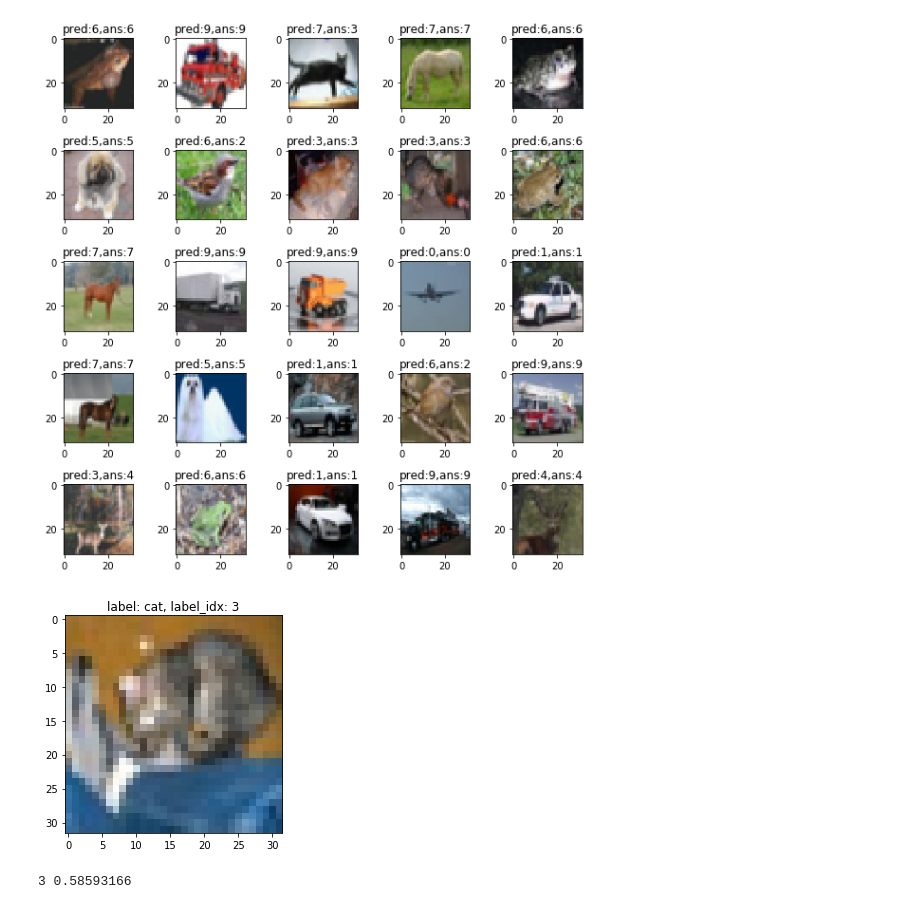
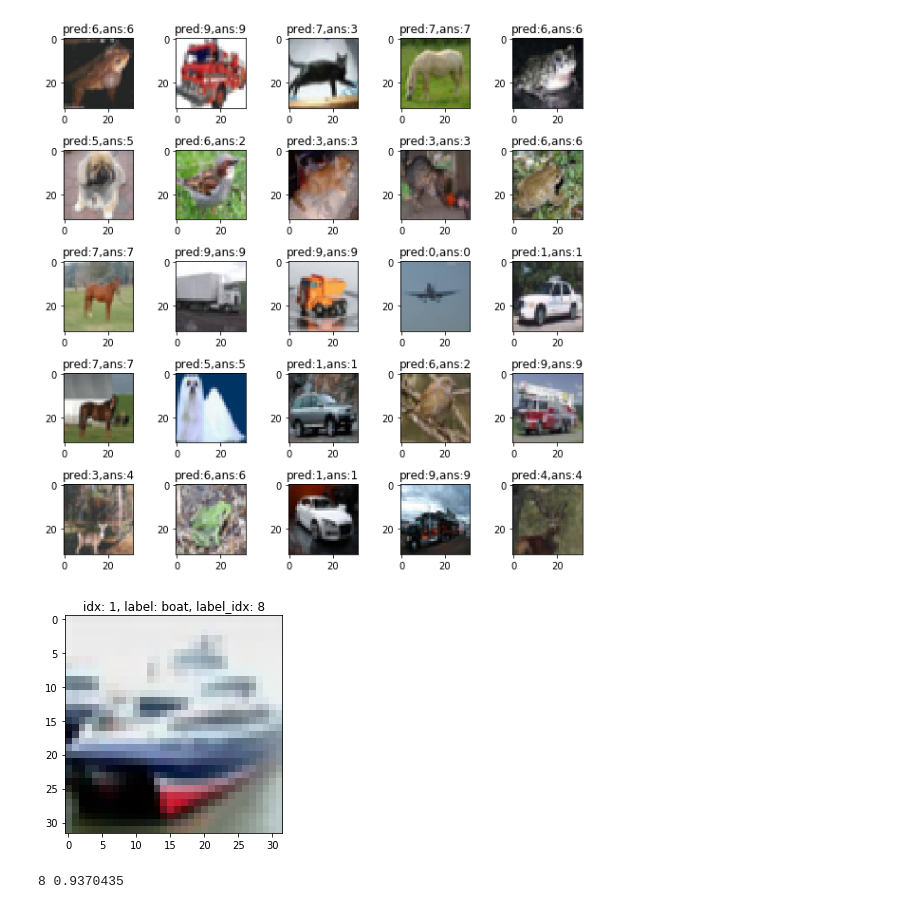
Before and after one commit to rkdora/keras-fgsm-cifar10, a Jupyter notebook: test.ipynb, the cells around one changed output. Drawn from its saved outputs; the diff is of its cells as text; code cells hidden in the pictures.

```diff
--- a/test.ipynb
+++ b/test.ipynb
@@ -90,19 +97,17 @@ plt.show()
 # %% [output]
 [figure]
 # %%
-x = x_test[0]
-y = int(y_test[0])
+idx = 1
+x = x_test[idx]
+y = int(y_test[idx])
 
 plt.imshow(x)
-plt.title(f'label: {label[y]}, label_idx: {y}')
+plt.title(f'idx: {idx}, label: {label[y]}, label_idx: {y}')
 plt.show()
 # %% [output]
-[figure, old version]
+[figure, new version]
-# %%
-pred = model.predict(np.array([x]), batch_size=1)
-pred_class = np.argmax(pred)
-pred_per = max(pred[0])
-
-print(pred_class, pred_per)
-# %% [output]
-3 0.58593166
+# %%
+pred_class, pred_per = predict(x, model)
+print(pred_class, pred_per)
+# %% [output]
+8 0.9370435
```
Also changed, not shown: parts of 1 cell of this notebook.
